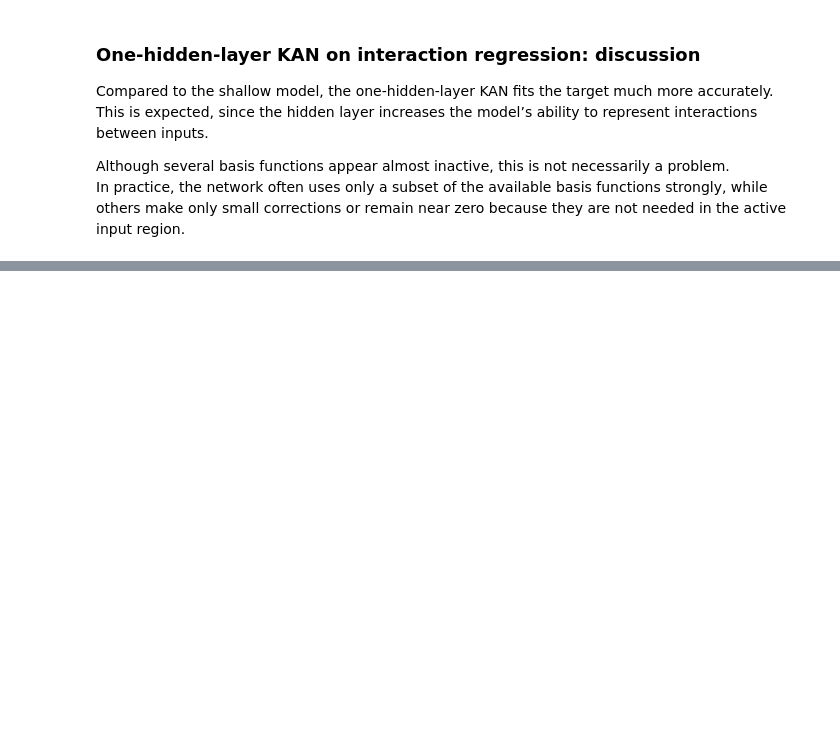
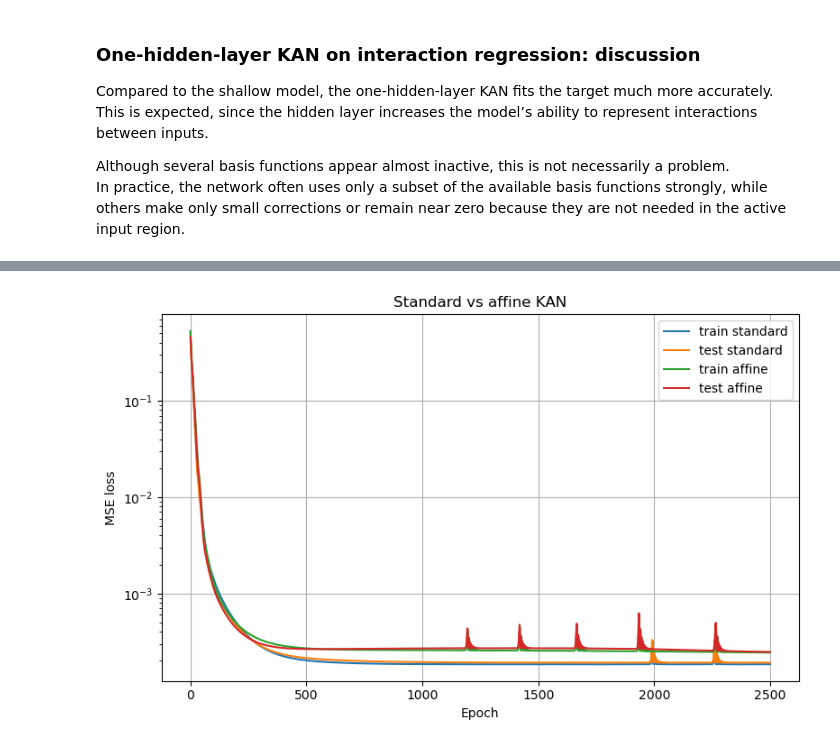
Before and after one commit to sofijaorlovic/photonic-KAN, a Jupyter notebook: smoke_test.ipynb, the cells around one changed output, grey strips where cells are left out. Saved outputs shown, nothing was run; the diff lists cells and outputs as text; code cells hidden in the pictures; blank space fills up the shorter version.

Commit message:
added affine transformation layer and experiments

```diff
--- a/smoke_test.ipynb
+++ b/smoke_test.ipynb
@@ -591,0 +599,16 @@ plt.show()
+# %%
+torch.manual_seed(42)
+
+n_train = 1000
+n_test = 300
+
+x_train = 0.05 + 0.95 * torch.rand(n_train, 2)
+x_test = 0.05 + 0.95 * torch.rand(n_test, 2)
+
+def target_fn_positive(x):
+    x1 = x[:, 0:1]
+    x2 = x[:, 1:2]
+    return torch.exp(-x1**2) * (1 + x2)**2
+
+y_train = target_fn(x_train)
+y_test = target_fn(x_test)
@@ -591,0 +718,16 @@ plt.show()
+# %%
+plt.figure(figsize=(8, 5))
+plt.plot(train_losses_std, label="train standard")
+plt.plot(test_losses_std, label="test standard")
+plt.plot(train_losses_aff, label="train affine")
+plt.plot(test_losses_aff, label="test affine")
+plt.yscale("log")
+plt.xlabel("Epoch")
+plt.ylabel("MSE loss")
+plt.title("Standard vs affine KAN")
+plt.grid(True)
+plt.legend()
+plt.tight_layout()
+plt.show()
+# %% [output]
+[figure, added]
```
Also changed, not shown: parts of 38 cells of this notebook, 2 other files.
